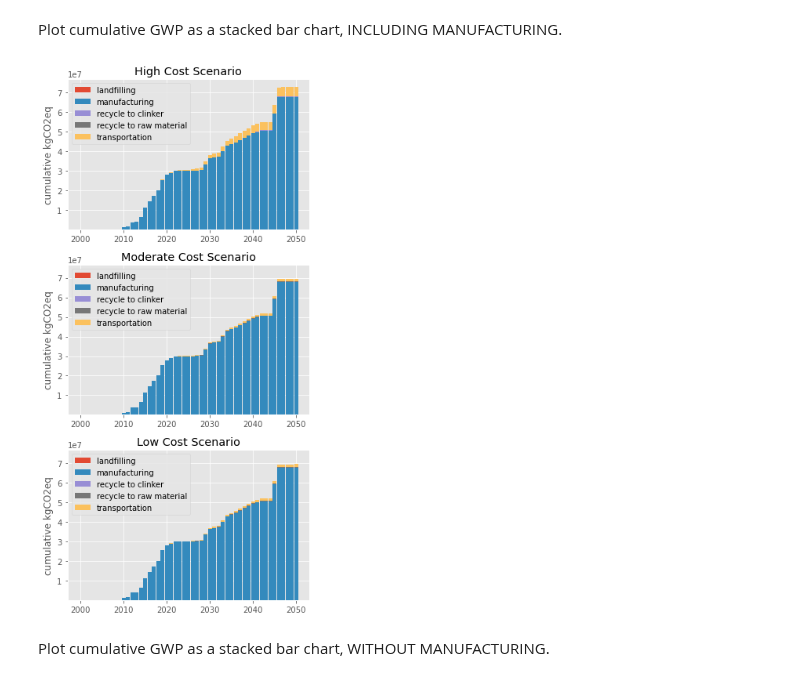
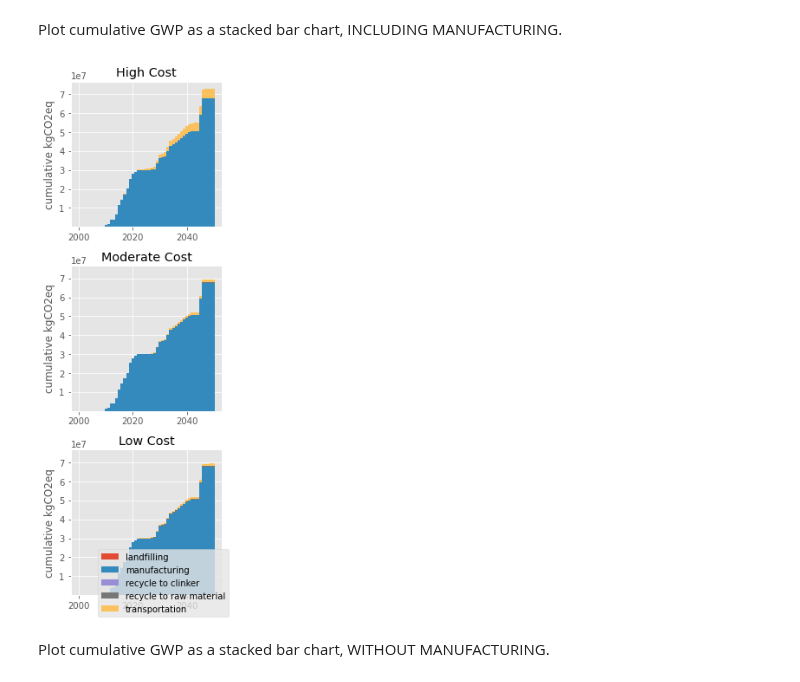
Before and after one commit to NREL/celavi, a Jupyter notebook: notebooks/CELAVI-Figures.ipynb, the cells around one changed output. Saved outputs shown, nothing was run; the diff lists cells and outputs as text; code cells hidden in the pictures.

```diff
--- a/notebooks/CELAVI-Figures.ipynb
+++ b/notebooks/CELAVI-Figures.ipynb
@@ -48,7 +48,10 @@ mc_cost_dat = cost_dat.loc[cost_dat['scenario']=='mc']
 ### Pathway Cost and Use Summary
 Results are shown for the three technology cost scenarios, on-site blade grinding, and default (moderate) distances to the recycling facility and to the cement plant.
 # %%
-fig = plt.figure(figsize=(8, 11))
+max_width_mm = 180.0
+in_to_mm = 0.0393701
+
+fig = plt.figure(figsize=(max_width_mm * in_to_mm, 9))
 
 baupath = fig.add_subplot(3, 2, 2)
 mcpath = fig.add_subplot(3, 2, 4, sharex=baupath, sharey=baupath)
@@ -140,17 +143,17 @@ hccost.set_ylabel("USD/metric ton")
 
 baucost.set_ylim([1000, 3000])
 
-baucost.set_title("High Cost Scenario\nPathway Costs")
-mccost.set_title("Moderate Cost Scenario\nPathway Costs")
-hccost.set_title("Low Cost Scenario\nPathway Costs")
+baucost.set_title("High Cost\nPathway Costs")
+mccost.set_title("Moderate Cost\nPathway Costs")
+hccost.set_title("Low Cost\nPathway Costs")
 
 baupath.set_ylabel('metric tons/year')
 mcpath.set_ylabel("metric tons/year")
 hcpath.set_ylabel('metric tons/year')
 
-baupath.set_title('High Cost Scenario\nPathway Use')
-mcpath.set_title("Moderate Cost Scenario\nPathway Use")
-hcpath.set_title('Low Cost Scenario\nPathway Use')
+baupath.set_title('High Cost\nPathway Use')
+mcpath.set_title("Moderate Cost\nPathway Use")
+hcpath.set_title('Low Cost\nPathway Use')
 
 plt.tight_layout()
 # %% [output]
@@ -230,13 +233,16 @@ gwp_cm_bau = gwp_cm.loc[(gwp_cm['scenario']=='bau')]
 gwp_cm_mc = gwp_cm.loc[(gwp_cm['scenario']=='mc')]
 gwp_cm_hc = gwp_cm.loc[(gwp_cm['scenario']=='hc')]
 
-fig = plt.figure(figsize=(5, 10))
+width_mm = 80.0
+in_to_mm = 0.0393701
+
+fig = plt.figure(figsize=(width_mm * in_to_mm, 9))
 
 bauimp = fig.add_subplot(3, 1, 1)
 mcimp = fig.add_subplot(3, 1, 2, sharex=bauimp, sharey=bauimp)
 hcimp = fig.add_subplot(3, 1, 3, sharex=bauimp, sharey=bauimp)
 
-impbar_width=0.9
+impbar_width=1
 
 ## Create BAU Plot ##
 for j in gwp_cm_bau.stage.unique():
@@ -262,38 +268,44 @@ for j in gwp_cm_mc.stage.unique():
         bar_bottom = bar_heights
 
     else:
         mcimp.bar(x_axis, bar_heights, bottom=bar_bottom, label=j,width=impbar_width)
         bar_bottom = np.add(bar_bottom, bar_heights)
 
 ## Create HC Plot ##
 for j in gwp_cm_hc.stage.unique():
     bar_heights = gwp_cm_hc.loc[(gwp_cm_hc['stage']==j), 'gwp'].values
 
     # if no stages have been plotted yet,
     if j == gwp_cm_hc.stage.unique()[0]:
         hcimp.bar(x_axis, bar_heights, label=j,width=impbar_width)
         bar_bottom = bar_heights
 
     else:
         hcimp.bar(x_axis, bar_heights, bottom=bar_bottom, label=j,width=impbar_width)
         bar_bottom = np.add(bar_bottom, bar_heights)
 
 
-bauimp.legend()
-mcimp.legend()
-hcimp.legend()
+labels = ['landfilling', 'manufacturing', 'recycle to clinker',
+         'recycle to raw material', 'transportation']
+
+fig.legend([bauimp, mcimp, hcimp],
+          labels=labels,
+          loc='lower right')
+
+#plt.subplots_adjust(top=0.6)
+
 
 #bauimp.set_xlim([2010,2050])
 
 bauimp.set_ylabel('cumulative kgCO2eq')
 mcimp.set_ylabel('cumulative kgCO2eq')
 hcimp.set_ylabel('cumulative kgCO2eq')
 
-bauimp.set_title('High Cost Scenario')
-mcimp.set_title("Moderate Cost Scenario")
-hcimp.set_title('Low Cost Scenario')
+bauimp.set_title('High Cost')
+mcimp.set_title("Moderate Cost")
+hcimp.set_title('Low Cost')
 
 plt.tight_layout()
 # %% [output]
-[figure, old version]
+[figure, new version]
 # %%
```
Also changed, not shown: parts of 9 cells of this notebook.
